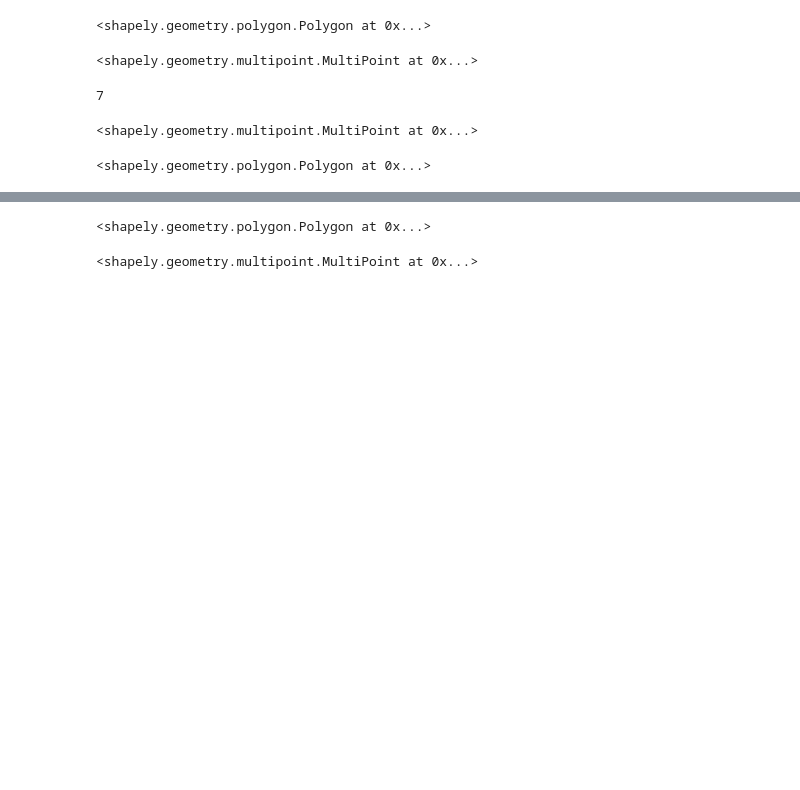
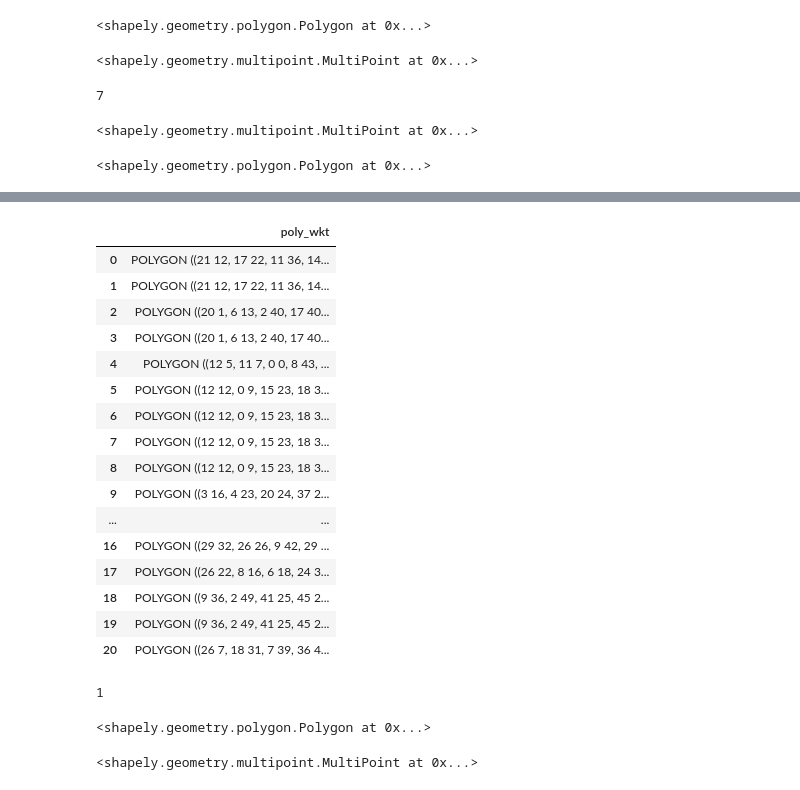
Before and after one commit to 92kns/simple-shapely-simplify-alternative, a Jupyter notebook: sandbox/simplify by interior angles-refactor1.ipynb, the cells around one changed output, grey strips where cells are left out. Drawn from its saved outputs; the diff is of its cells as text; code cells hidden in the pictures; blank space fills up the shorter version.

Commit message:
refactored pickling seems to work and kill duplicates

```diff
--- a/sandbox/simplify by interior angles-refactor1.ipynb
+++ b/sandbox/simplify by interior angles-refactor1.ipynb
@@ -6,6 +6,30 @@ import random
 import math
 
 import pandas as pd
+# %%
+def update_poly_pickle(poly, return_df=False):
+    try:
+        df_poly = pd.read_pickle('./randpolys.pkl')
+    except:
+#         just make a new df
+        print('making new poly df...')
+        df_poly = make_poly_df()
+
+#     get next loc
+    df_idx_next = len(df_poly)
+    df_poly.loc[df_idx_next] = poly.wkt
+    df_poly = df_poly.drop_duplicates(ignore_index=True)
+
+    df_poly.to_pickle('./randpolys.pkl')
+
+    print('done')
+    if return_df:
+        return df_poly
+
+def make_poly_df():
+    poly_df = pd.DataFrame(columns=['poly_wkt'])
+    poly_df.to_pickle('./randpolys.pkl')
+    return poly_df
 # %%
 def get_angles(vec_1,vec_2):
     dot = np.dot(vec_1, vec_2)
@@ -182,0 +198,3 @@ rand_poly.wkt
+# %%
+test_df = update_poly_pickle(rand_poly,return_df=True)
+# test_df
@@ -183,3 +236,27 @@ rand_poly.wkt
+# %%
+test_df
+# %% [output]
+|  | poly_wkt |
+| 0 | POLYGON ((21 12, 17 22, 11 36, 14... |
+| 1 | POLYGON ((21 12, 17 22, 11 36, 14... |
+| 2 | POLYGON ((20 1, 6 13, 2 40, 17 40... |
+| 3 | POLYGON ((20 1, 6 13, 2 40, 17 40... |
+| 4 | POLYGON ((12 5, 11 7, 0 0, 8 43, ... |
+| 5 | POLYGON ((12 12, 0 9, 15 23, 18 3... |
+| 6 | POLYGON ((12 12, 0 9, 15 23, 18 3... |
+| 7 | POLYGON ((12 12, 0 9, 15 23, 18 3... |
+| 8 | POLYGON ((12 12, 0 9, 15 23, 18 3... |
+| 9 | POLYGON ((3 16, 4 23, 20 24, 37 2... |
+| ... | ... |
+| 16 | POLYGON ((29 32, 26 26, 9 42, 29 ... |
+| 17 | POLYGON ((26 22, 8 16, 6 18, 24 3... |
+| 18 | POLYGON ((9 36, 2 49, 41 25, 45 2... |
+| 19 | POLYGON ((9 36, 2 49, 41 25, 45 2... |
+| 20 | POLYGON ((26 7, 18 31, 7 39, 36 4... |
+# %%
+len(df_poly)
+# %% [output]
+1
 # %%
 simplify_by_interior_angle(rand_poly)
 # %% [output]
```
Also changed, not shown: parts of 6 cells of this notebook, 1 other file.
